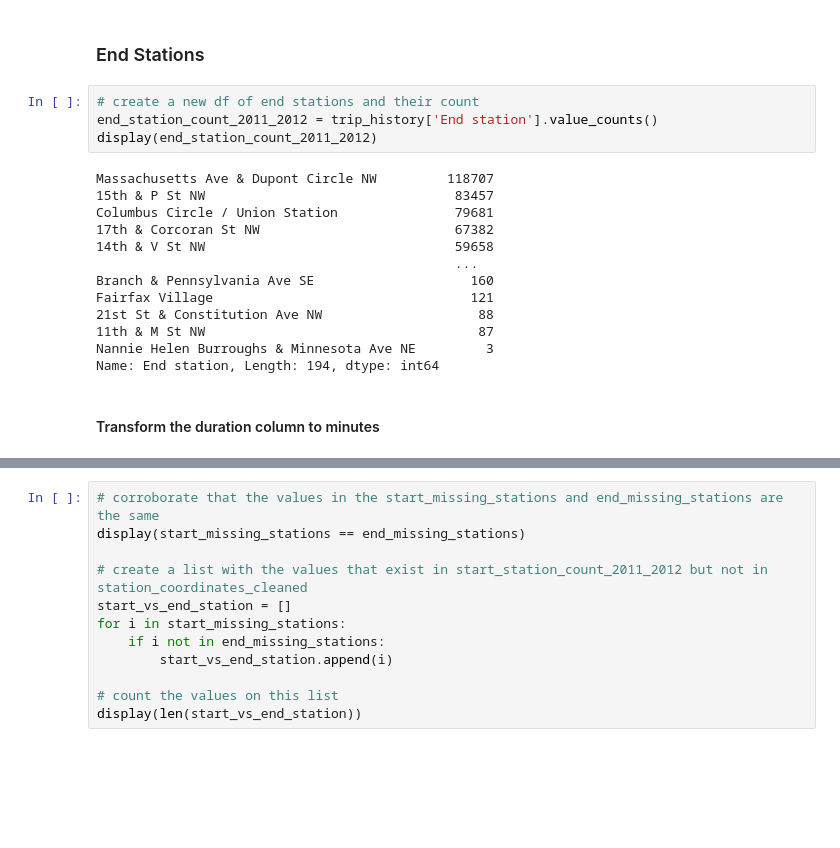
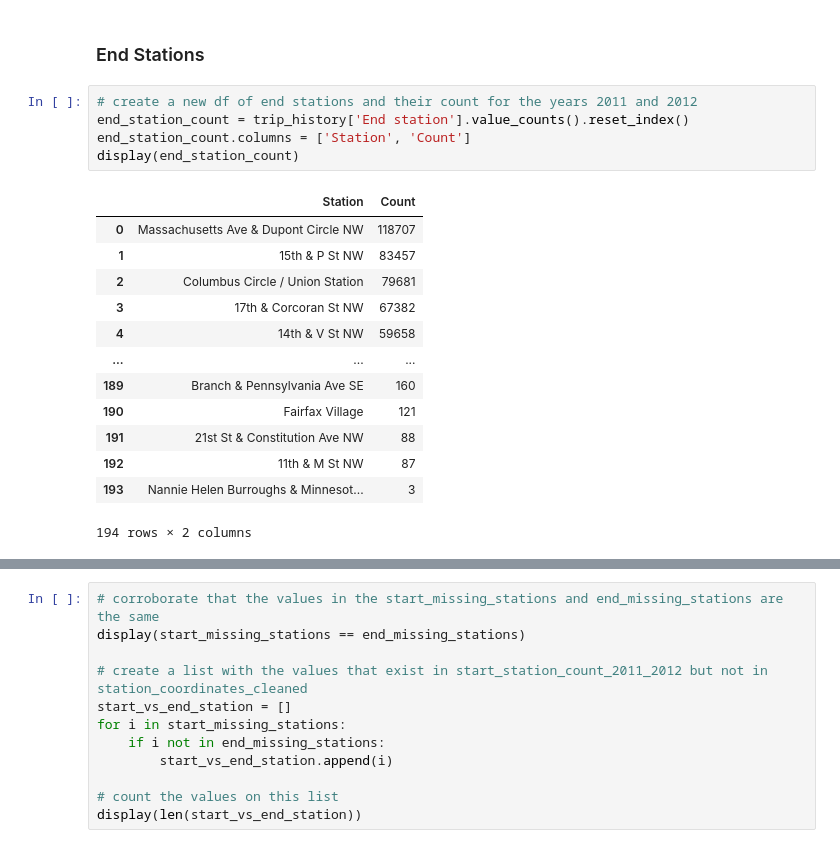
Before and after one commit to MaxLopezSalgado/capital_bike_sharing, a Jupyter notebook: data_wrangling/data_wrangling.ipynb, the cells around one changed output, grey strips where cells are left out. Saved outputs shown, nothing was run; the diff lists cells and outputs as text; blank space fills up the shorter version.

Commit message:
created a file to view the data and decide how to fill the missing values

```diff
--- a/data_wrangling/data_wrangling.ipynb
+++ b/data_wrangling/data_wrangling.ipynb
@@ -836,21 +836,21 @@ start_station_map
 # %% [markdown]
 ### End Stations
 # %%
-# create a new df of end stations and their count
-end_station_count_2011_2012 = trip_history['End station'].value_counts()
-display(end_station_count_2011_2012)
+# create a new df of end stations and their count for the years 2011 and 2012
+end_station_count = trip_history['End station'].value_counts().reset_index()
+end_station_count.columns = ['Station', 'Count']
+display(end_station_count)
 # %% [output]
+|  | Station | Count |
+| 0 | Massachusetts Ave & Dupont Circle NW | 118707 |
+| 1 | 15th & P St NW | 83457 |
+| 2 | Columbus Circle / Union Station | 79681 |
+| 3 | 17th & Corcoran St NW | 67382 |
+| 4 | 14th & V St NW | 59658 |
+| ... | ... | ... |
+| 189 | Branch & Pennsylvania Ave SE | 160 |
+| 190 | Fairfax Village | 121 |
+| 191 | 21st St & Constitution Ave NW | 88 |
+| 192 | 11th & M St NW | 87 |
+| 193 | Nannie Helen Burroughs & Minnesot... | 3 |
-Massachusetts Ave & Dupont Circle NW         118707
-15th & P St NW                                83457
-Columbus Circle / Union Station               79681
-17th & Corcoran St NW                         67382
-14th & V St NW                                59658
-                                              ...
-Branch & Pennsylvania Ave SE                    160
-Fairfax Village                                 121
-21st St & Constitution Ave NW                    88
-11th & M St NW                                   87
-Nannie Helen Burroughs & Minnesota Ave NE         3
-Name: End station, Length: 194, dtype: int64
+194 rows × 2 columns
-# %% [markdown]
-#### Transform the duration column to minutes
```
Also changed, not shown: parts of 17 cells of this notebook.
